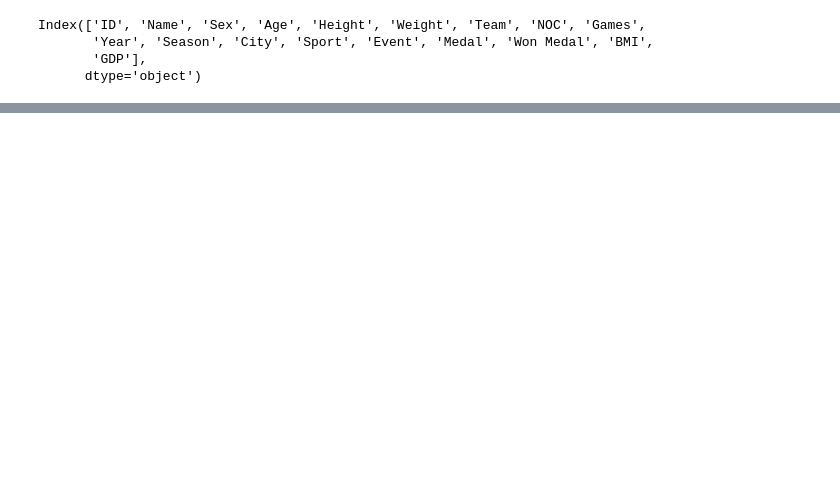
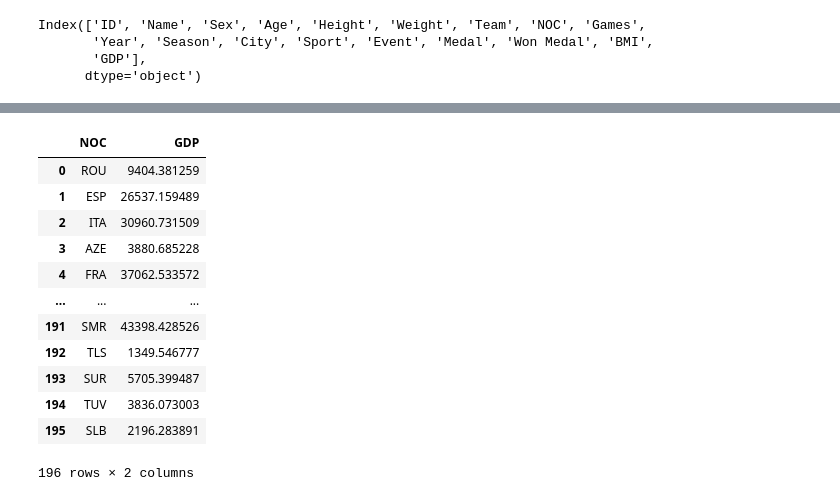
Before and after one commit to Luna-v0/olympic-analyses, a Jupyter notebook: data_analyses/yourSport.ipynb, the cells around one changed output, grey strips where cells are left out. Drawn from its saved outputs; the diff is of its cells as text; code cells hidden in the pictures; blank space fills up the shorter version.

```diff
--- a/data_analyses/yourSport.ipynb
+++ b/data_analyses/yourSport.ipynb
@@ -82 +83,31 @@ sport_df.to_dict('records')
   'NOC': 'USA'}]
+# %%
+def gdp_noc_df(data):
+
+    latest_year_data = data[data['Year'] == 2016]
+
+    # Select unique NOC and GDP pairs
+    noc_gdp_data = (
+        latest_year_data[['NOC', 'GDP']]
+        .drop_duplicates()
+        .reset_index(drop=True)
+    )
+
+    return noc_gdp_data
+# %%
+gdp_and_noc = gdp_noc_df(old_df)
+gdp_and_noc
+# %% [output]
+|  | NOC | GDP |
+| 0 | ROU | 9404.381259 |
+| 1 | ESP | 26537.159489 |
+| 2 | ITA | 30960.731509 |
+| 3 | AZE | 3880.685228 |
+| 4 | FRA | 37062.533572 |
+| ... | ... | ... |
+| 191 | SMR | 43398.428526 |
+| 192 | TLS | 1349.546777 |
+| 193 | SUR | 5705.399487 |
+| 194 | TUV | 3836.073003 |
+| 195 | SLB | 2196.283891 |
+196 rows × 2 columns
```
Also changed, not shown: parts of 3 cells of this notebook, 6 other files.
